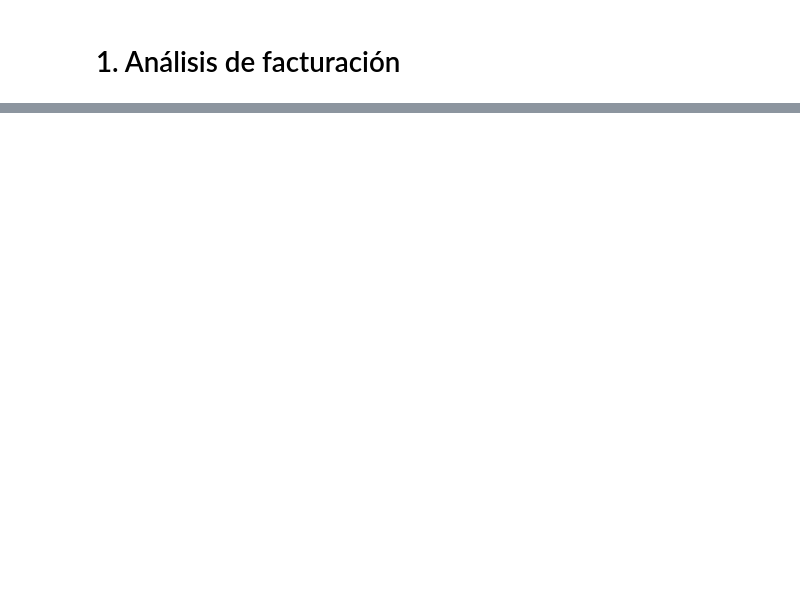
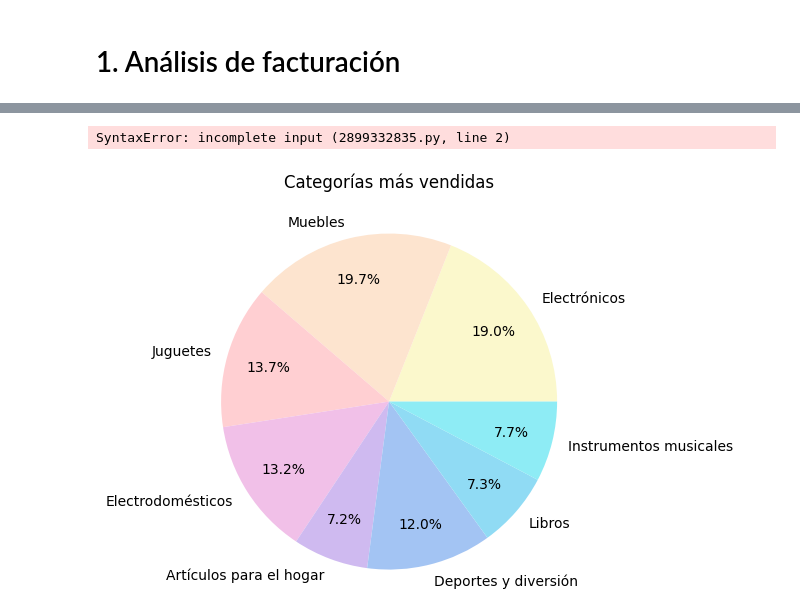
Before and after one commit to aylenfv/DS---Sr.-Juan, a Jupyter notebook: archivoDePruebas.ipynb, the cells around one changed output, grey strips where cells are left out. Cells and saved outputs as stored; diff of their text form; code cells hidden in the pictures; blank space fills up the shorter version.

```diff
--- a/archivoDePruebas.ipynb
+++ b/archivoDePruebas.ipynb
@@ -284,0 +481,2 @@ plt.legend(['1','2','3','4'])
+# %%
+tienda1cat = ventasPorCategoria(tienda1)
@@ -284,0 +492,16 @@ plt.legend(['1','2','3','4'])
+# %%
+def grafCircular (nombres,valores):
+# %% [output]
+SyntaxError: incomplete input (2899332835.py, line 2)
+# %%
+nombresCat = tienda1cat[0]
+cantCat = tienda1cat[1]
+# %%
+fig, ax = plt.subplots()
+ax.pie(cantCat, labels=nombresCat,autopct='%1.1f%%', colors=paleta_de_colores, pctdistance=.75, labeldistance= 1.1)
+
+ax.axis('equal')
+plt.title("Categorías más vendidas\n" )
+plt.show()
+# %% [output]
+[figure, added]
```
Also changed, not shown: parts of 50 cells of this notebook, 2 other files.
